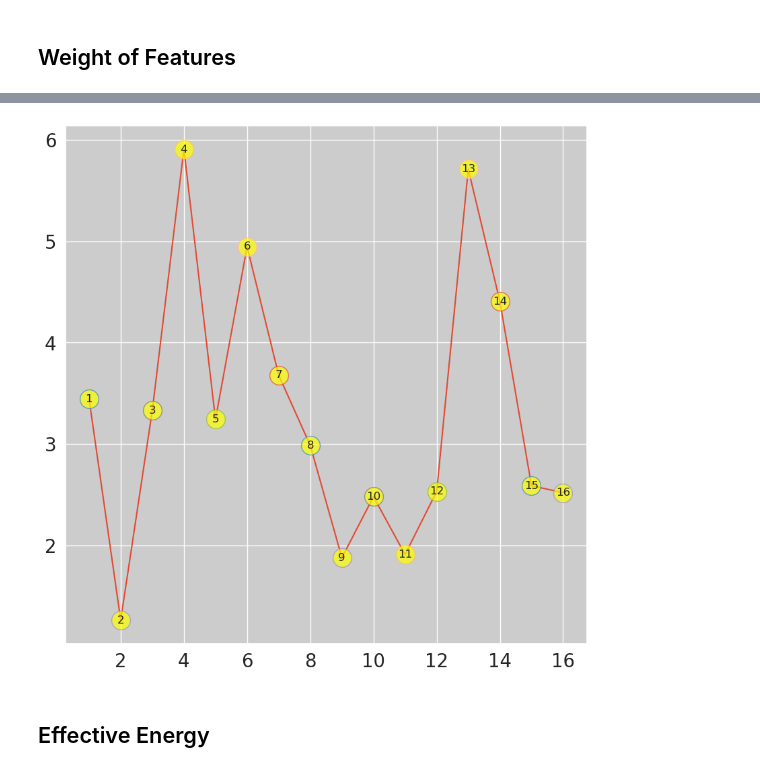
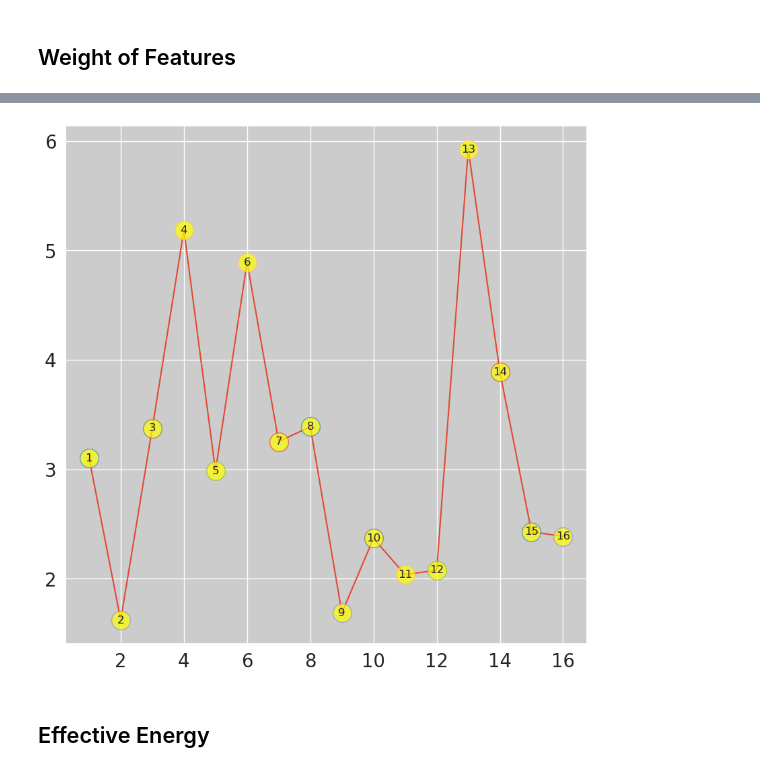
Before and after one commit to ghzuo/EscalKNM, a Jupyter notebook: notebook/EscalNet/EscalNet-soloTraj.ipynb, the cells around one changed output, grey strips where cells are left out. Cells and saved outputs as stored; diff of their text form; code cells hidden in the pictures.

```diff
--- a/notebook/EscalNet/EscalNet-soloTraj.ipynb
+++ b/notebook/EscalNet/EscalNet-soloTraj.ipynb
@@ -232,11 +220,7 @@ Validate for Scaling (kappa=15.0): 0.9315991780392451 162.21820068359375 21.4327
-# %%
-fscal = []
-for i in range(0, len(rescl['A']), 2):
-    fscal.append(np.sqrt(rescl['A'][i]*rescl['A'][i]
-                + rescl['A'][i+1]*rescl['A'][i+1]))
-bt.plot.coefplot(fscal)
-# %% [output]
-[figure, removed]
+# %%
+bt.plot.coefplot(bt.feature.dihCombind(rescl['A']))
+# %% [output]
+[figure, added]
 # %% [markdown]
 ## Effective Energy
 # %%
```
Also changed, not shown: parts of 8 cells of this notebook, 3 other files.
